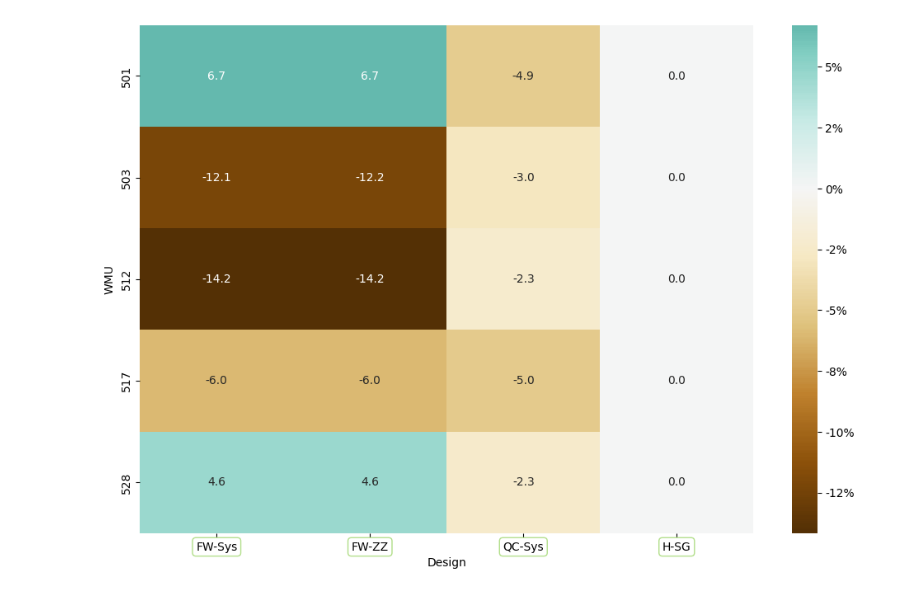
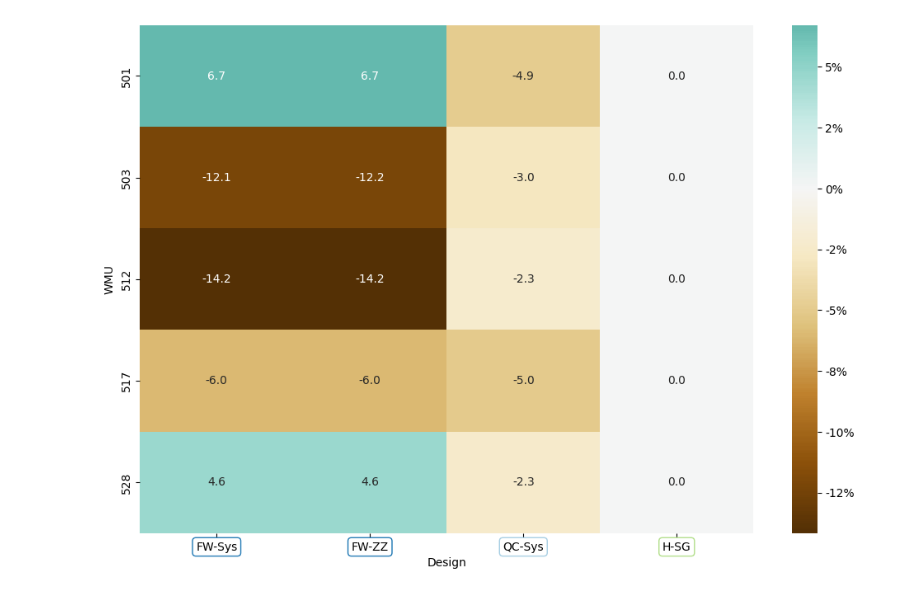
Before and after one commit to hambrecht/DroneSurveySimulator, a Jupyter notebook: Scripts/visualisation/vis_cover.ipynb, the cells around one changed output. Saved outputs shown, nothing was run; the diff lists cells and outputs as text; code cells hidden in the pictures.

```diff
--- a/Scripts/visualisation/vis_cover.ipynb
+++ b/Scripts/visualisation/vis_cover.ipynb
@@ -74,35 +74,35 @@ desired_order = ['FW-Sys', 'FW-ZZ','QC-Sys', 'H-SG']  # Replace with your actual
 # Reorder the DataFrame columns
 df_pivot = df_pivot[desired_order]
 
 # Calculate the proportional difference from H-SG for each WMU
 df_diff = df_pivot.subtract(df_pivot['H-SG'], axis=0).divide(df_pivot['H-SG'], axis=0) * 100
 
 # Create the heatmap
 plt.figure(figsize=(12, 8))
 # Define a custom annotation function to add a percentage sign
 def annot_format(data):
     return f'{data:.1f}%'
 
 ax = sns.heatmap(df_diff, cmap='BrBG', center=0, annot=True, fmt='.1f', annot_kws={"size": 10}, cbar_kws={'format': '%.0f%%'})
 
 
 # Define colors for each group of simulations
-colors = ['#b2df8a', '#b2df8a', '#b2df8a', '#b2df8a', '#b2df8a', '#1f78b4', '#1f78b4', '#a6cee3']
+colors = ['#1f78b4', '#1f78b4', '#a6cee3','#b2df8a']
 
 # Add colored borders around the x-axis labels
 for tick_label, color in zip(ax.get_xticklabels(), colors):
     tick_label.set_bbox(dict(facecolor='white', edgecolor=color, boxstyle='round,pad=0.3'))
 
 # Keep the font color black
 for tick_label in ax.get_xticklabels():
     tick_label.set_color('black')
 
 # plt.title('Heatmap of Proportional Mean Line Length Differences')
 plt.xlabel('Design')
 plt.ylabel('WMU')
 plt.show()
 # %% [output]
-[figure, old version]
+[figure, new version]
 # %%
 # Construct the relative path to the CSV file
 file_path = os.path.join('..', '..', 'Output', 'Simulation', 'coverage_score.csv')
```
Also changed, not shown: parts of 7 cells of this notebook.
